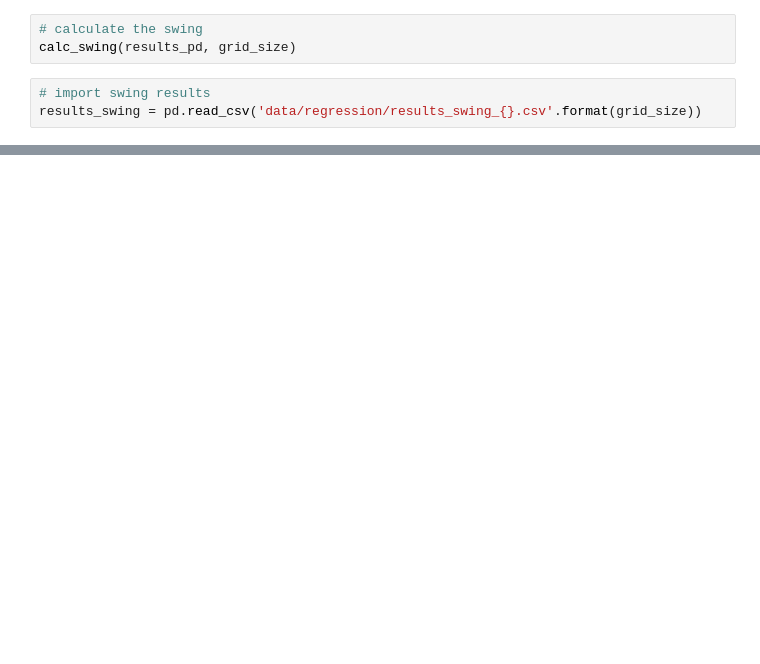
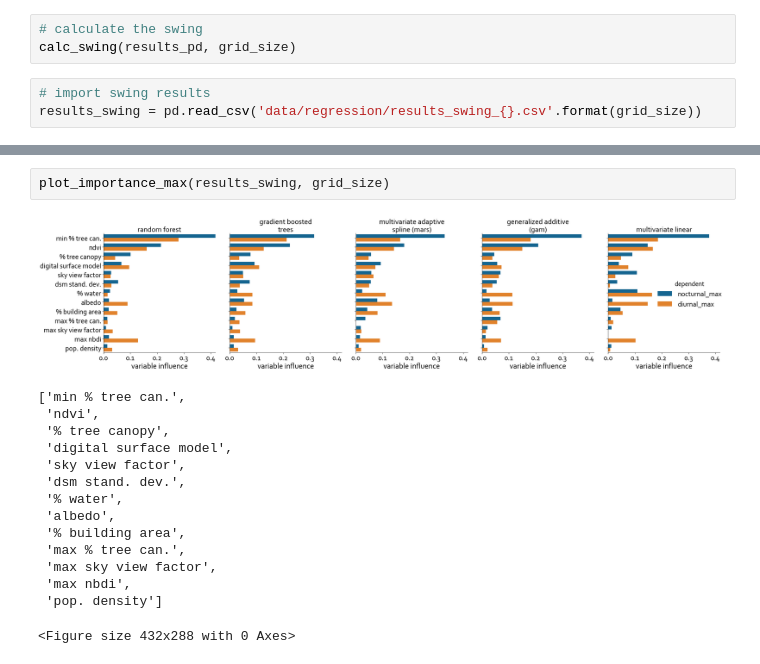
Before and after one commit to tommlogan/land_surface_temperature, a Jupyter notebook: code/analysis/variable_importance.ipynb, the cells around one changed output, grey strips where cells are left out. Saved outputs shown, nothing was run; the diff lists cells and outputs as text; blank space fills up the shorter version.

Commit message:
adding max temp to results

```diff
--- a/code/analysis/variable_importance.ipynb
+++ b/code/analysis/variable_importance.ipynb
@@ -54,0 +83,18 @@ plot_importance(results_swing, grid_size)
+# %%
+plot_importance_max(results_swing, grid_size)
+# %% [output]
+[figure, added]
+['min % tree can.',
+ 'ndvi',
+ '% tree canopy',
+ 'digital surface model',
+ 'sky view factor',
+ 'dsm stand. dev.',
+ '% water',
+ 'albedo',
+ '% building area',
+ 'max % tree can.',
+ 'max sky view factor',
+ 'max nbdi',
+ 'pop. density']
+<Figure size 432x288 with 0 Axes>
```
Also changed, not shown: parts of 3 cells of this notebook, 10 other files.
